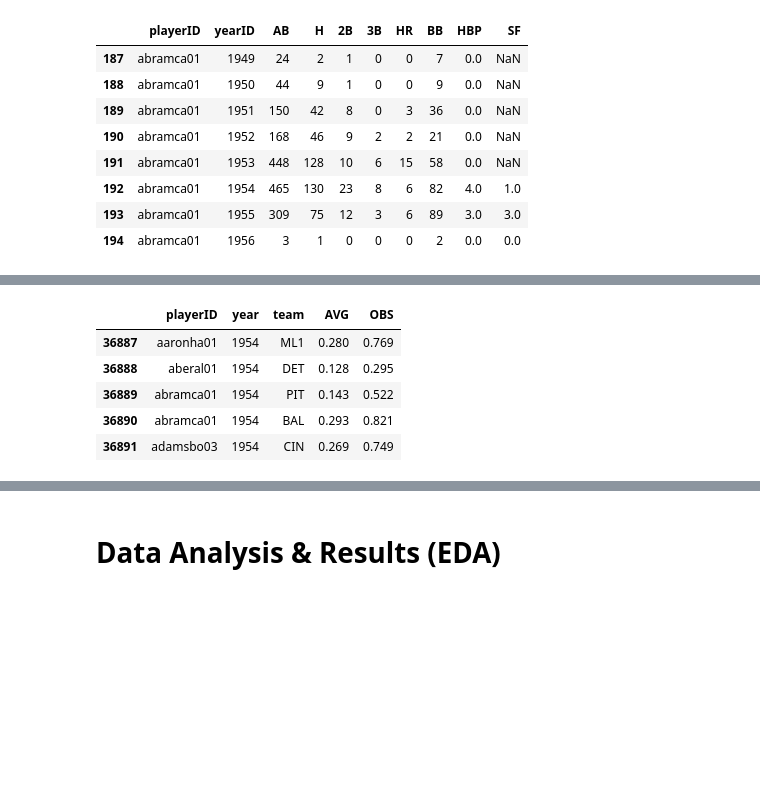
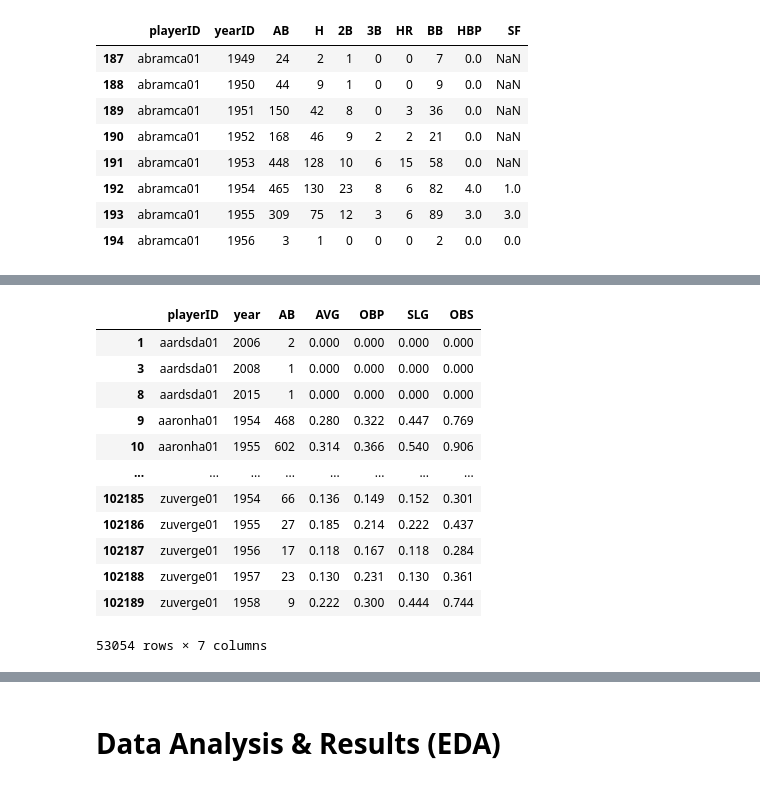
Before and after one commit to leo3friedman/baseball-salary-prediction, a Jupyter notebook: EDACheckpointGroup_042-Fa22.ipynb, the cells around one changed output, grey strips where cells are left out. Saved outputs shown, nothing was run; the diff lists cells and outputs as text; code cells hidden in the pictures; blank space fills up the shorter version.

```diff
--- a/EDACheckpointGroup_042-Fa22.ipynb
+++ b/EDACheckpointGroup_042-Fa22.ipynb
@@ -197,18 +202,23 @@ batting.head()
 # %%
 # drop irrelevant columns and rename
-batting = batting[['playerID', 'yearID', 'teamID', 'AVG', 'OBS']]
-batting.columns = ['playerID', 'year', 'team', 'AVG', 'OBS']
-
-# drop observations with NaN values
-batting = batting.dropna(axis=0)
-batting.head()
+batting = batting[['playerID', 'yearID','AB', 'AVG', 'OBP','SLG','OBS']]
+batting.columns = ['playerID', 'year', 'AB', 'AVG', 'OBP', 'SLG','OBS']
-# %% [output]
-|  | playerID | year | team | AVG | OBS |
-| 36887 | aaronha01 | 1954 | ML1 | 0.280 | 0.769 |
-| 36888 | aberal01 | 1954 | DET | 0.128 | 0.295 |
-| 36889 | abramca01 | 1954 | PIT | 0.143 | 0.522 |
-| 36890 | abramca01 | 1954 | BAL | 0.293 | 0.821 |
-| 36891 | adamsbo03 | 1954 | CIN | 0.269 | 0.749 |
+# %%
+batting
+# %% [output]
+|  | playerID | year | AB | AVG | OBP | SLG | OBS |
+| 1 | aardsda01 | 2006 | 2 | 0.000 | 0.000 | 0.000 | 0.000 |
+| 3 | aardsda01 | 2008 | 1 | 0.000 | 0.000 | 0.000 | 0.000 |
+| 8 | aardsda01 | 2015 | 1 | 0.000 | 0.000 | 0.000 | 0.000 |
+| 9 | aaronha01 | 1954 | 468 | 0.280 | 0.322 | 0.447 | 0.769 |
+| 10 | aaronha01 | 1955 | 602 | 0.314 | 0.366 | 0.540 | 0.906 |
+| ... | ... | ... | ... | ... | ... | ... | ... |
+| 102185 | zuverge01 | 1954 | 66 | 0.136 | 0.149 | 0.152 | 0.301 |
+| 102186 | zuverge01 | 1955 | 27 | 0.185 | 0.214 | 0.222 | 0.437 |
+| 102187 | zuverge01 | 1956 | 17 | 0.118 | 0.167 | 0.118 | 0.284 |
+| 102188 | zuverge01 | 1957 | 23 | 0.130 | 0.231 | 0.130 | 0.361 |
+| 102189 | zuverge01 | 1958 | 9 | 0.222 | 0.300 | 0.444 | 0.744 |
+53054 rows × 7 columns
 # %%
 # add name column to people that combines players first and last name
 people['name'] = people['nameFirst'] + ' ' + people['nameLast']
```
Also changed, not shown: parts of 5 cells of this notebook.
